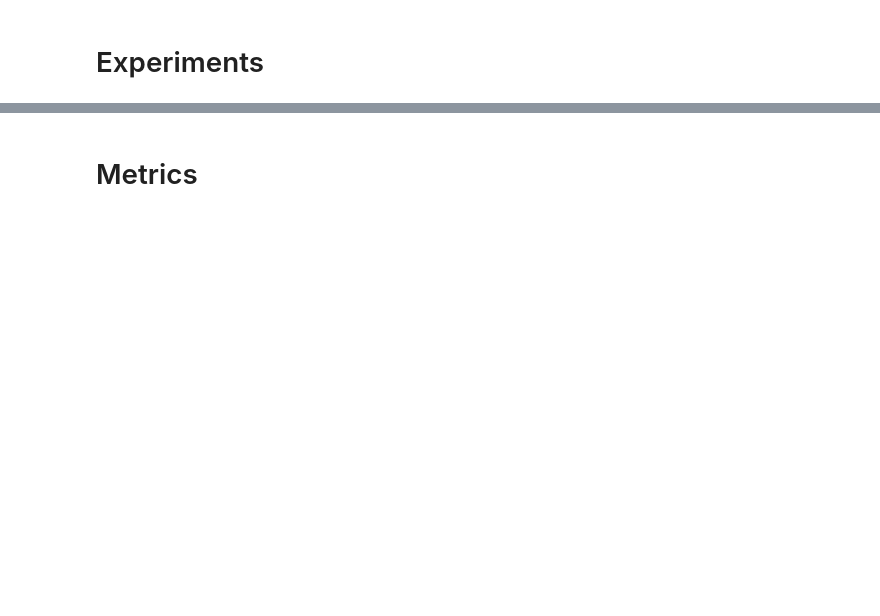
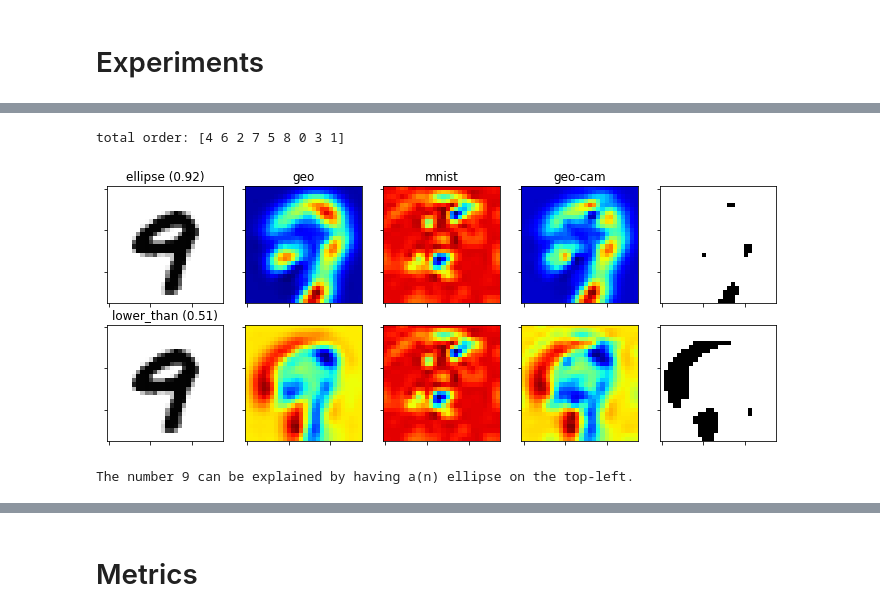
Before and after one commit to fsilvestrim/thesis, a Jupyter notebook: Geo_Cam.ipynb, the cells around one changed output, grey strips where cells are left out. Drawn from its saved outputs; the diff is of its cells as text; code cells hidden in the pictures; blank space fills up the shorter version.

```diff
--- a/Geo_Cam.ipynb
+++ b/Geo_Cam.ipynb
@@ -257,3 +278,18 @@ def load_npz_dataset(path):
+# %%
+def show_image_in_grid(image_2d_np_array, image_size, figsize=(16, 16)):
+  image_idx = 0
+  fig = plt.figure(figsize=figsize)
+  grid = ImageGrid(fig, 111, nrows_ncols=image_2d_np_array.shape, axes_pad=0.3, label_mode="1")
+
+  for row in image_2d_np_array:
+    for image in row:
+      if isinstance(image, dict):
+        show_image(image['img'], image_size, ax=grid[image_idx], cmap=image['cmap'], title=image['title'] if 'title' in image else None)
+      else:
+        show_image(image, image_size, ax=grid[image_idx])
+      image_idx += 1
+
+  plt.show()
 # %% [markdown]
 # CAMs
 # %%
@@ -760 +771,50 @@ print(cam_predictions)
+# %%
+test_image, test_label, test_idx = get_sample(mnist_test)
+
+cam, extras = get_maskedcam_predictions(test_image, len(dataset_labels), threshold=0.7)
+
+first_pred = extras['order'][0]
+sec_pred = extras['order'][1]
+
+print(f"total order: {extras['order']}")
+
+show_image_in_grid(np.array([
+                             [
+                              {'img': test_image, 'cmap':'Greys', 'title':f"{dataset_labels[first_pred]} ({extras['maxes'][first_pred]:.2f})"},
+                              {'img': extras['geo_cams'][first_pred], 'cmap':'jet', 'title':'geo'},
+                              {'img': extras['mnist_cam'], 'cmap':'jet', 'title':'mnist'},
+                              {'img': cam[first_pred], 'cmap':'jet', 'title':'geo-cam'},
+                              extras['thresholds'][first_pred],
+                              ],
+                             [
+                              {'img': test_image, 'cmap':'Greys', 'title':f"{dataset_labels[sec_pred]} ({extras['maxes'][sec_pred]:.2f})"},
+                              {'img': extras['geo_cams'][sec_pred], 'cmap':'jet'},
+                              {'img': extras['mnist_cam'], 'cmap':'jet'},
+                              {'img': cam[sec_pred], 'cmap':'jet'},
+                              extras['thresholds'][sec_pred],
+                              ]
+                             ]), mnist_shape, figsize=(12, 12))
+
+explanation = ""
+
+for idx in range(2):
+  order = extras['order'][idx]
+  verbose_key = dataset_labels[order]
+
+  grid_positions = extras['grid_pos'][idx]
+
+  if len(grid_positions) > 0:
+    if len(explanation) > 0:
+      explanation += " and"
+    explanation += f" a(n) {verbose_key} on the"
+
+  for grid_position in grid_positions:
+    verbose_grid_pos = get_verbose_grid_position(*grid_position)
+    explanation += f" {verbose_grid_pos[0]}-{verbose_grid_pos[1]}"
+
+print(f"The number {extras['mnist_pred']} can be explained by having{explanation}.")
+# %% [output]
+total order: [4 6 2 7 5 8 0 3 1]
+[figure, added]
+The number 9 can be explained by having a(n) ellipse on the top-left.
 # %%
```
Also changed, not shown: parts of 26 cells of this notebook.
